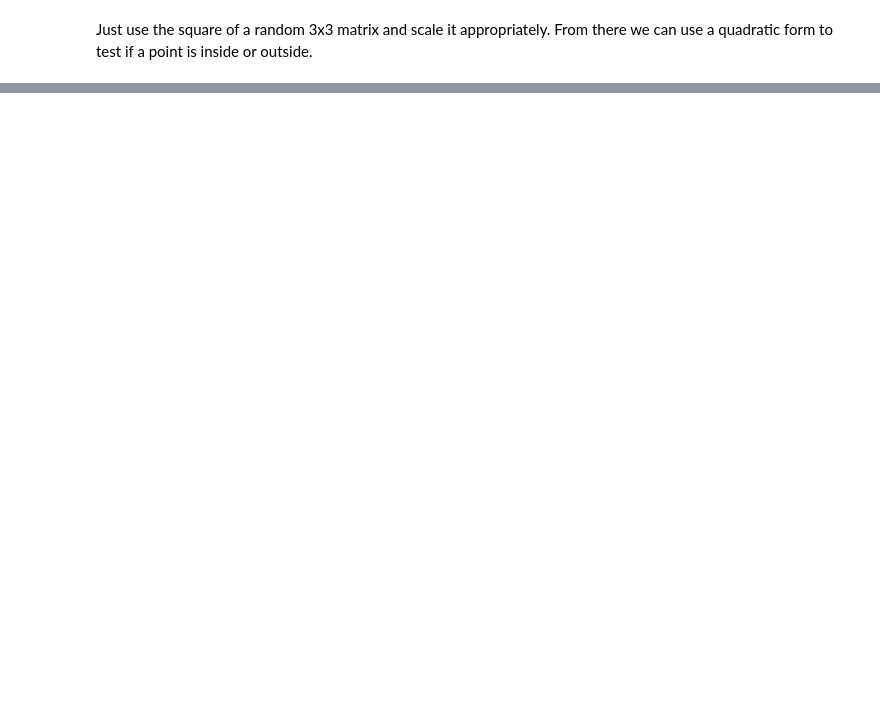
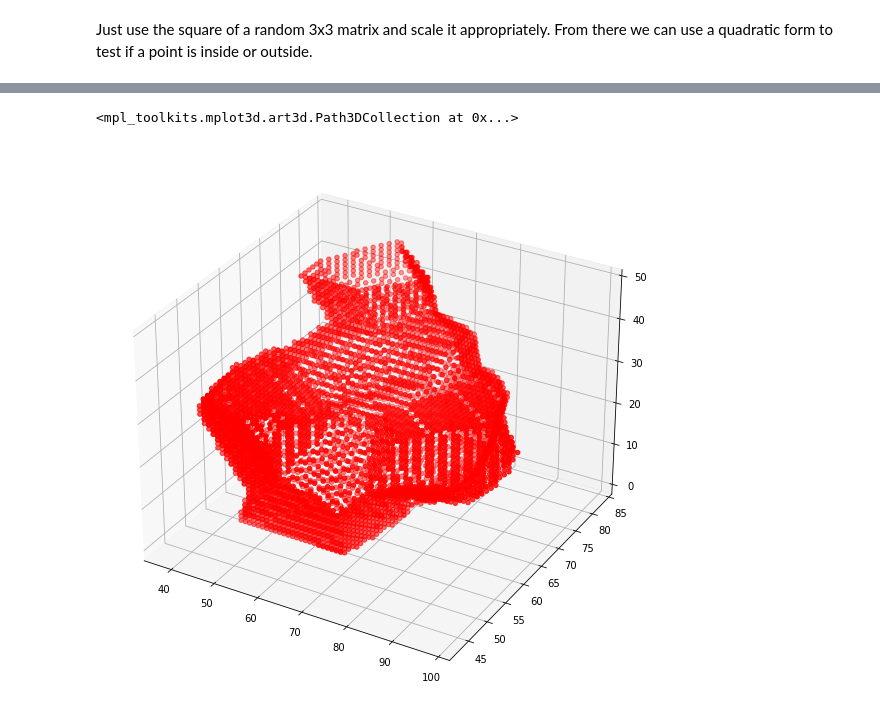
Before and after one commit to HaukeBartsch/shai-hulud, a Jupyter notebook: generateStone.ipynb, the cells around one changed output, grey strips where cells are left out. Cells and saved outputs as stored; diff of their text form; code cells hidden in the pictures; blank space fills up the shorter version.

```diff
--- a/generateStone.ipynb
+++ b/generateStone.ipynb
@@ -92,0 +177,19 @@ len(poIn), len(poOut)
+# %%
+# create a pointset from the voxel at the border of the volume (for marching cubes)
+po3 = []
+for i in range(np.prod(r.shape)):
+    x, y, z = np.unravel_index(i, r.shape)
+    if x > 0 and y > 0 and z > 0 and x < r.shape[0]-1 and y < r.shape[1]-1 and z < r.shape[2]-1:
+        # at least one neighbor at the border?
+        if r[x,y,z] == 2:
+            sumN = (r[x-1,y,z] == 1) + (r[x+1,y,z] == 1) + (r[x,y-1,z] == 1) + (r[x,y+1,z] == 1) + (r[x,y,z-1] == 1) + (r[x,y,z+1] == 1)
+            if sumN > 0 and sumN < 6:
+                po3.append([x,y,z])
+# %%
+#%matplotlib qt
+fig = plt.figure(figsize=(20,10))
+ax = fig.add_subplot(111, projection='3d')
+ax.scatter([item[0] for item in po3],[item[1] for item in po3],[item[2] for item in po3],c='r',marker='o')
+# %% [output]
+<mpl_toolkits.mplot3d.art3d.Path3DCollection at 0x...>
+[figure, added]
```
Also changed, not shown: parts of 10 cells of this notebook.
